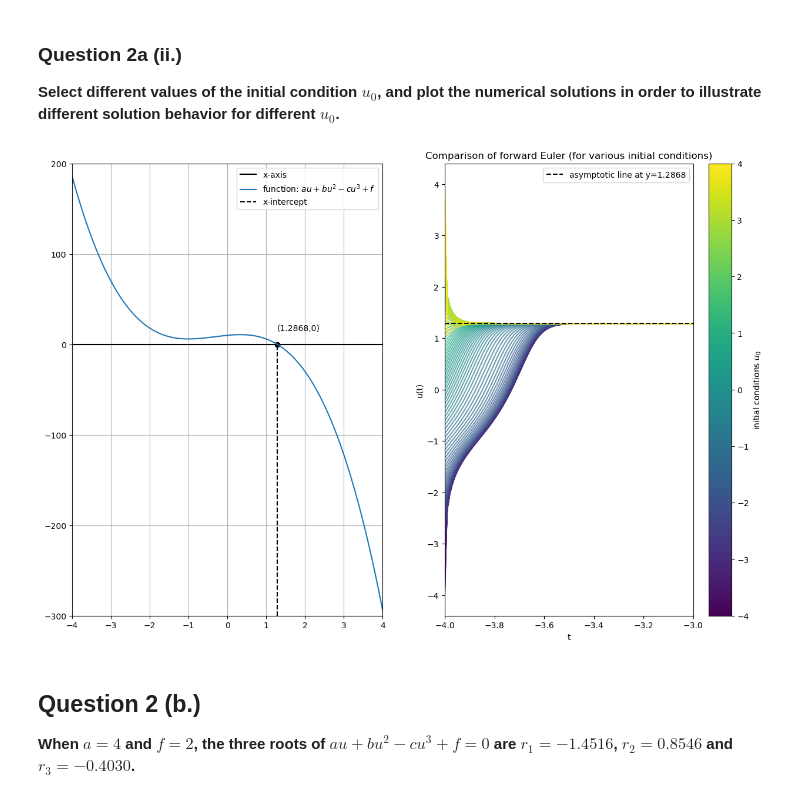
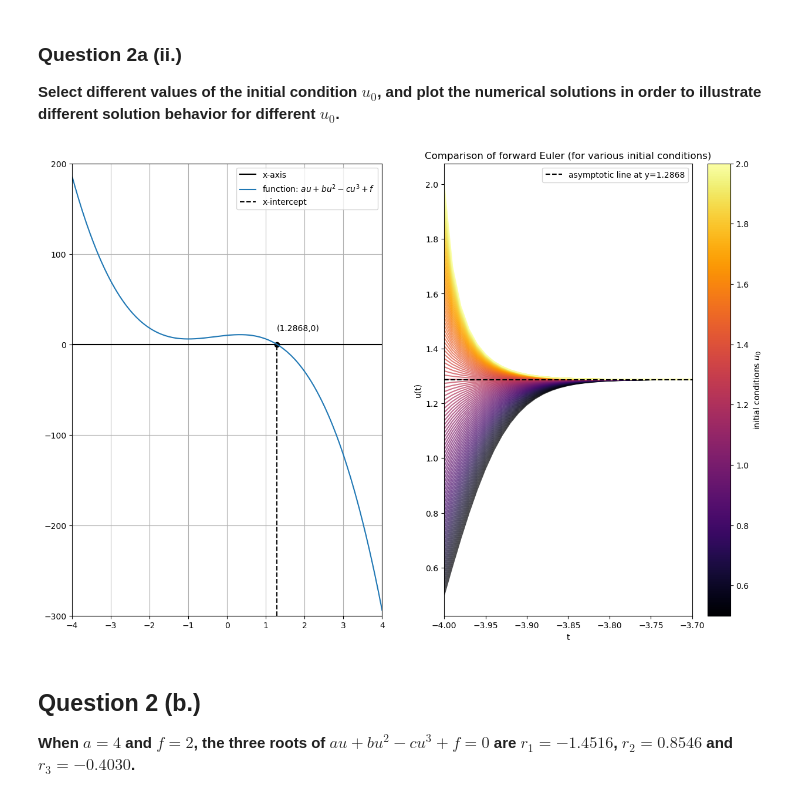
Before and after one commit to Stochastic1017/MATH_616, a Jupyter notebook: Homeworks/Homework 1/Homework 1.ipynb, the cells around one changed output. Saved outputs shown, nothing was run; the diff lists cells and outputs as text; code cells hidden in the pictures.

```diff
--- a/Homeworks/Homework 1/Homework 1.ipynb
+++ b/Homeworks/Homework 1/Homework 1.ipynb
@@ -191,10 +175,10 @@ df.style.background_gradient(cmap='viridis', subset=['true_soln', 'approx_soln',
 fig, ax = plt.subplots(figsize=(15, 10))  # Create a figure and axes
 
 # Define the range of step sizes (h)
-h_values = np.linspace(0.1, 1, 10, endpoint=True)
+h_values = np.linspace(0.01, 1, 100, endpoint=True)
 
 # Set up the color map using Viridis
-cmap = cm.get_cmap('viridis_r')
+cmap = cm.get_cmap('inferno')
 colors = [cmap(i) for i in np.linspace(0, 1, len(h_values))]
 
 # Plot the Euler solutions for different step sizes with color gradient
@@ -203,10 +187,8 @@ for i in range(len(h_values)):
     t, y = forward_euler(u0=u0, t0=0, tend=2, h=h, a=a, f=f)
     ax.plot(t, y,
             color=colors[i],
-            alpha=0.5,
-            marker='o',
-            #label=f'Euler Approximation h={h}'
-            )
+            alpha=0.3,
+            marker='o')
 
 # Plot the true analytical solution
 true_y = []
@@ -214,13 +196,13 @@ true_t = np.linspace(0.01, 2, 1000)
 for i in true_t:
     true_y.append(u(u0=u0, a=a, f=f, t=i))
 
-# Plot the true solution with a thick black dashed line
-ax.plot(true_t, true_y, linewidth=2, color='red', linestyle='--', label='True Analytical Solution')
+# Plot the true solution with a thick cyan dashed line
+ax.plot(true_t, true_y, linewidth=2, color='#B0FC38', linestyle='--', label='True Analytical Solution')
 
 # Labels and title
 ax.set_xlabel('t')
 ax.set_ylabel('u(t)')
-ax.set_title(f'Comparison of Forward Euler (Step Sizes = {h_values}) and the Analytical Solution')
+ax.set_title(f'Comparison of Forward Euler (for various step sizes) and the Analytical Solution')
 
 # Display the legend
 ax.legend()
@@ -371,14 +353,14 @@ ax0.grid(True)
 
 # Plotting forward Euler approximation (for various step-sizes)
 num_points = 100
-start = -4
-end = 4
+start = 0.5
+end = 2
 u0_values = np.linspace(start, end, num_points)
 t_list = []
 y_list = []
 
 # Defining color schema
-cmap = cm.get_cmap('viridis')
+cmap = cm.get_cmap('inferno')
 colors = [cmap(i) for i in np.linspace(0, 1, num_points)]
 
 # Calculate and plot for each initial condition with respective color
@@ -387,35 +369,35 @@ for i, u0 in enumerate(u0_values):
     t_list.append(t)
     y_list.append(y)
     ax1.plot(t, y,
              alpha=0.7,
              color=colors[i],
              #label=f'Forward Euler Approximation ($u_0$={round(u0, 2)})'
              )
 
 ax1.plot([xlim[0], xlim[1]],
          [r[0].real, r[0].real],
          linestyle='--',
          color='black',
          label=f'asymptotic line at y={r[0].real}')
 
 ax1.set_xlabel('t')
 ax1.set_ylabel('u(t)')
 ax1.set_title('Comparison of forward Euler (for various initial conditions)')
-ax1.set_xlim(-4,-3)
+ax1.set_xlim(-4,-3.7)
 ax1.grid(False)
 ax1.legend()
 
 # Add a colorbar to show the mapping from step size to color
 sm = plt.cm.ScalarMappable(cmap=cmap, norm=plt.Normalize(vmin=start, vmax=end))
 sm.set_array([])
 
 # Add the colorbar explicitly associated with the current axes
 cbar = fig.colorbar(sm, ax=ax1)
 cbar.set_label('initial conditions $u_0$')
 
 plt.show()
 # %% [output]
-[figure, old version]
+[figure, new version]
 # %% [markdown]
 ## Question 2 (b.)
 
```
Also changed, not shown: parts of 9 cells of this notebook, 2 other files.
